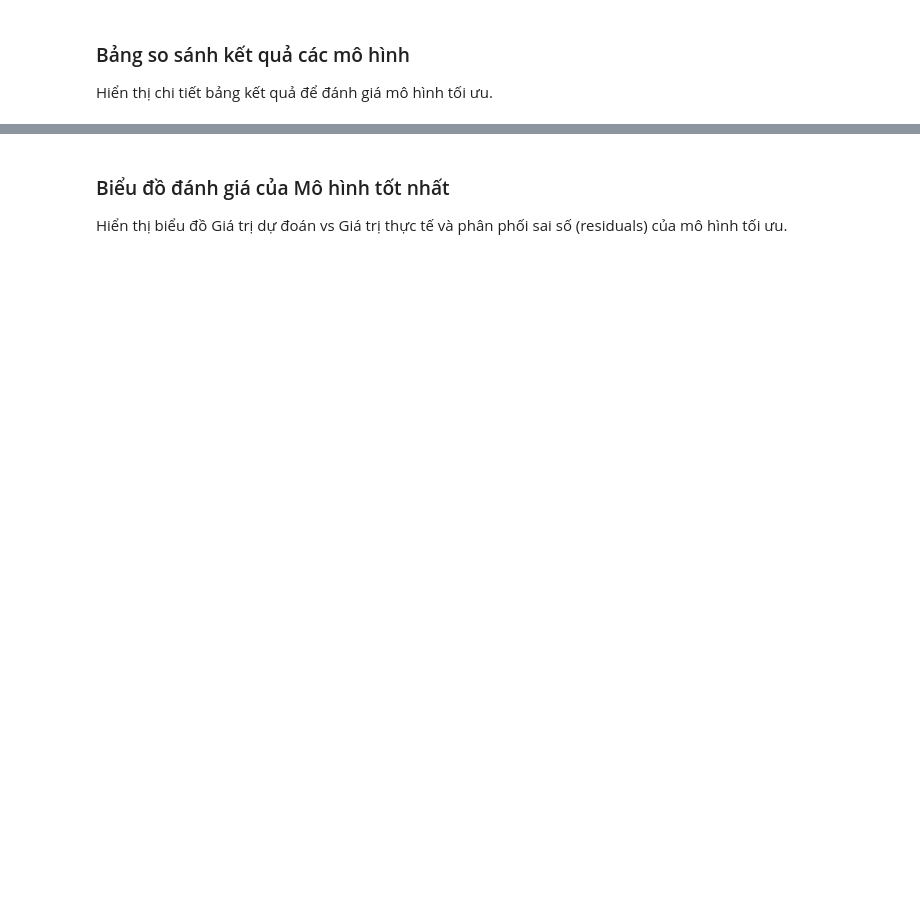
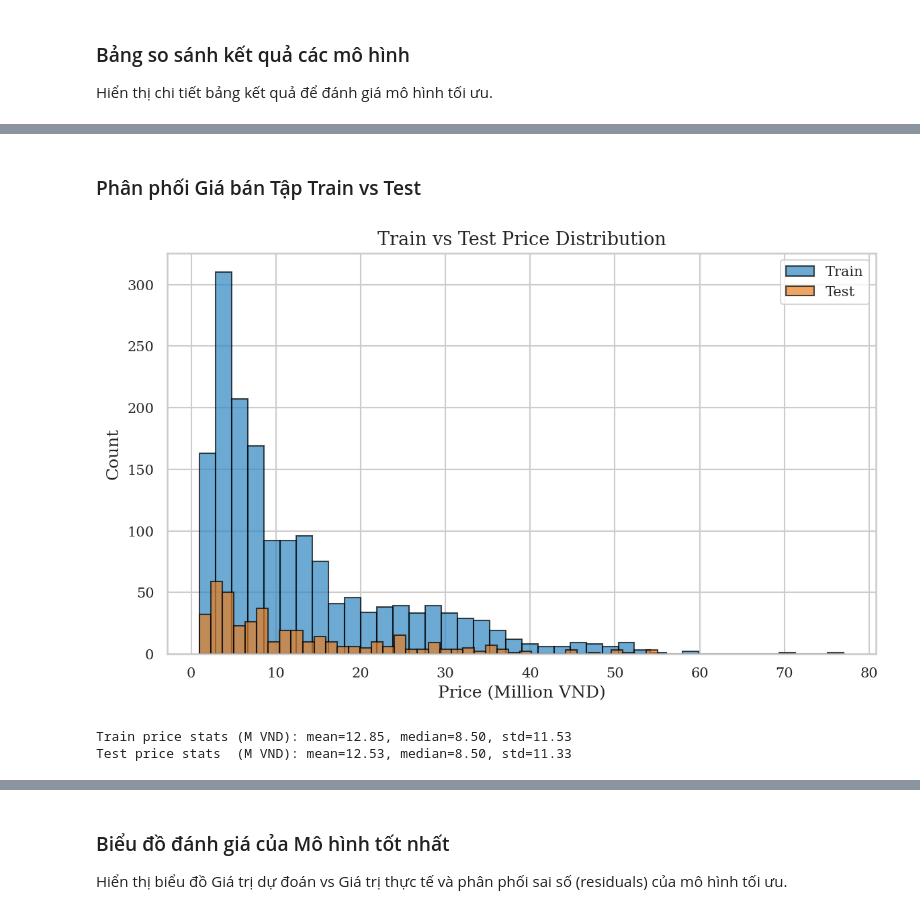
Before and after one commit to ElysiaTheElysier/DSR, a Jupyter notebook: notebooks/two_wheelers_analysis.ipynb, the cells around one changed output, grey strips where cells are left out. Drawn from its saved outputs; the diff is of its cells as text; code cells hidden in the pictures; blank space fills up the shorter version.

```diff
--- a/notebooks/two_wheelers_analysis.ipynb
+++ b/notebooks/two_wheelers_analysis.ipynb
@@ -16,20 +16,24 @@ from pathlib import Path
 ROOT = Path("..")
 sys.path.append(str(ROOT.resolve()))
 
+from src.viz.style import (
+    apply_style, latex_safe, add_bar_labels,
+    PALETTE, COLOR_PRIMARY, COLOR_ACCENT, COLOR_GOOD, COLOR_BAD,
+    TABLE_HEADER, TABLE_ROW_ALT,
+    FIGSIZE_SINGLE, FIGSIZE_WIDE, FIGSIZE_TALL, FIGSIZE_TABLE,
+)
+apply_style()
+
+# Disable LaTeX compiler for notebooks containing Vietnamese Unicode text
+plt.rcParams["text.usetex"] = False
+
 DATA_DIR = ROOT / "data" / "interim"
 PROCESSED_DIR = ROOT / "data" / "processed" / "two_wheelers"
 REPORTS_DIR = ROOT / "reports" / "two_wheelers"
 
-# Cài đặt chung cho đồ thị
-sns.set_theme(style="whitegrid")
-plt.rcParams.update({
-    "figure.figsize": (10, 6),
-    "font.size": 11,
-    "axes.labelsize": 12,
-    "xtick.labelsize": 10,
-    "ytick.labelsize": 10,
-    "figure.dpi": 120
-})
+pd.set_option("display.max_columns", 30)
+pd.set_option("display.max_colwidth", 60)
+pd.set_option("display.float_format", lambda x: f"{x:,.2f}")
 # %% [markdown]
 ## 2. Phân tích Khám phá Dữ liệu (EDA)
 Tải tập dữ liệu đã gộp sạch `two_wheelers_eda_ready.csv` và kiểm tra các thống kê cơ bản.
@@ -98,0 +242,23 @@ display(metrics_df.sort_values(by="Test R2", ascending=False))
+# %% [markdown]
+### Phân phối Giá bán Tập Train vs Test
+# %%
+y_train = pd.read_csv(PROCESSED_DIR / "y_train.csv")["price_vnd"]
+y_test_s = pd.read_csv(PROCESSED_DIR / "y_test.csv")["price_vnd"]
+
+fig, ax = plt.subplots(figsize=(8, 5))
+ax.hist(y_train / 1e6, bins=40, color=COLOR_PRIMARY, alpha=0.7, edgecolor="black", label="Train")
+ax.hist(y_test_s / 1e6, bins=40, color=COLOR_ACCENT, alpha=0.7, edgecolor="black", label="Test")
+ax.set_xlabel("Price (Million VND)")
+ax.set_ylabel("Count")
+ax.set_title("Train vs Test Price Distribution")
+ax.legend()
+plt.tight_layout()
+plt.savefig(REPORTS_DIR / "train_vs_test_price_distribution.pdf", bbox_inches="tight")
+plt.show()
+
+print(f"\nTrain price stats (M VND): mean={y_train.mean()/1e6:.2f}, median={y_train.median()/1e6:.2f}, std={y_train.std()/1e6:.2f}")
+print(f"Test price stats  (M VND): mean={y_test_s.mean()/1e6:.2f}, median={y_test_s.median()/1e6:.2f}, std={y_test_s.std()/1e6:.2f}")
+# %% [output]
+[figure, added]
+Train price stats (M VND): mean=12.85, median=8.50, std=11.53
+Test price stats  (M VND): mean=12.53, median=8.50, std=11.33
```
Also changed, not shown: parts of 20 cells of this notebook, 21 other files.
